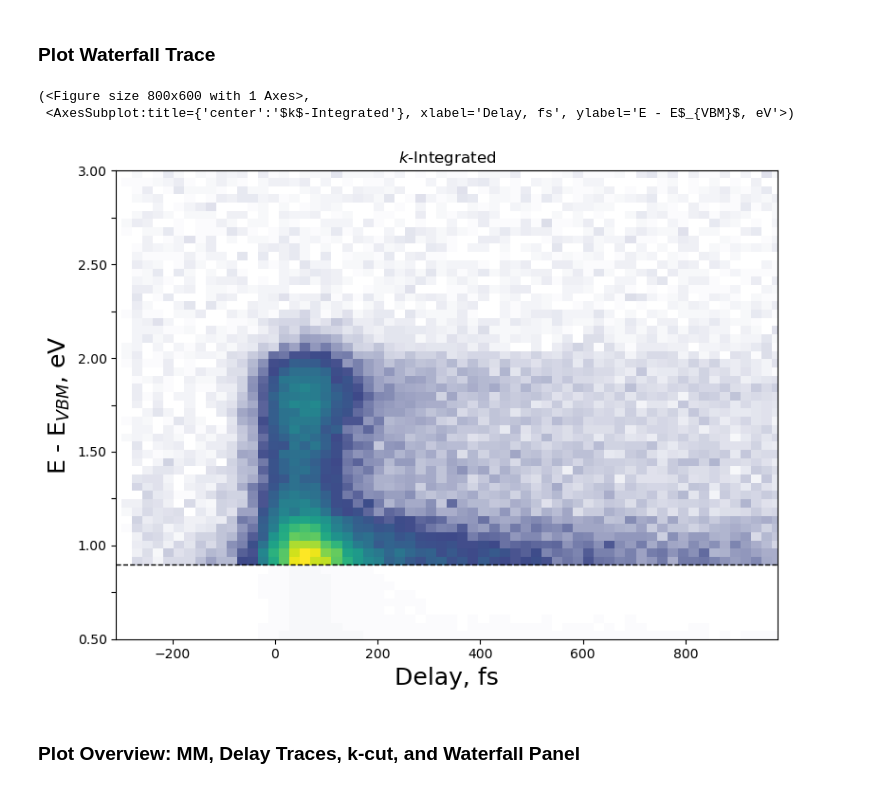
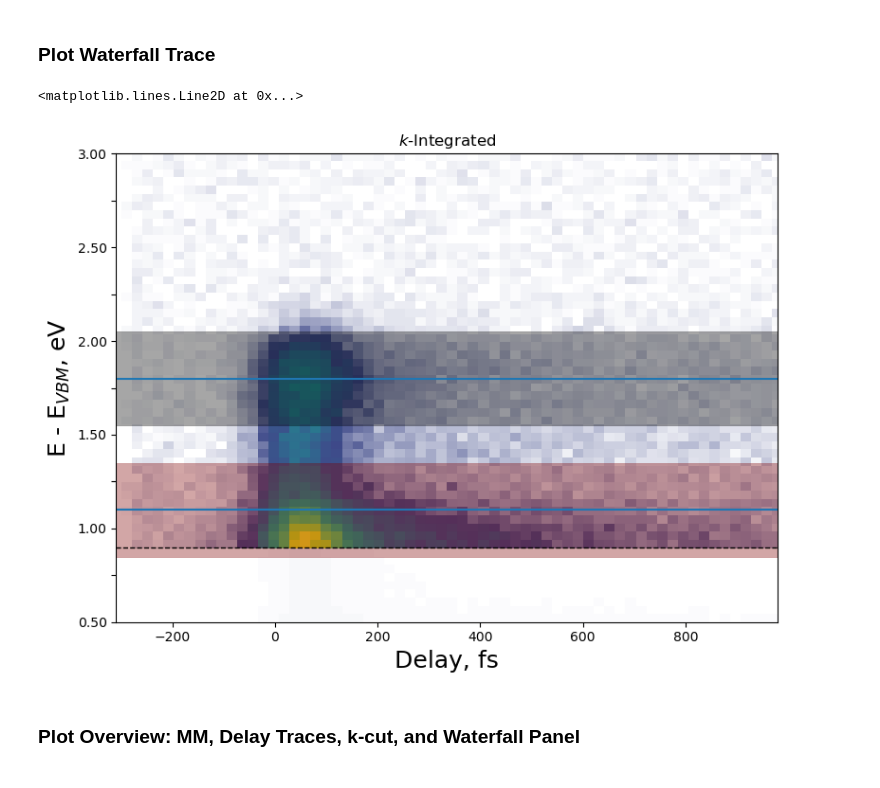
Before and after one commit to lawsonlloyd/mpes-analysis, a Jupyter notebook: mpes_Plot_Analysis.ipynb, the cells around one changed output. Drawn from its saved outputs; the diff is of its cells as text; code cells hidden in the pictures.

```diff
--- a/mpes_Plot_Analysis.ipynb
+++ b/mpes_Plot_Analysis.ipynb
@@ -96,15 +102,30 @@ Text(0.5, 1.0, 'k_int=4.0')
 ### Plot Waterfall Trace
 # %%
 # Plot waterfall
+fig, ax = plt.subplots()
+fig.set_size_inches(8, 6, forward=False)
+
 (kx, ky), (kx_int, ky_int) = (0, 0), (4, 4) # Central (kx, ky) point and k-integration
+
 mpes.plot_waterfall(
     I_diff, kx, kx_int, ky, ky_int,
+    fig = fig, ax = ax,
     cmap=cmap_LTL, scale=[0,1], energy_limits=[.5,3]
 )
+
+colors = ['black', 'maroon']
+
+for i in np.arange(len(E)):
+
+    rect3 = (Rectangle((-500, E[i]-E_int/2), 2000, E_int , linewidth=.5,\
+                         edgecolor=colors[i], facecolor=colors[i], alpha = 0.35))
+    ax.add_patch(rect3) #Add rectangle to plot
+
+ax.axhline(E[0])
+ax.axhline(E[1])
 # %% [output]
-(<Figure size 800x600 with 1 Axes>,
- <AxesSubplot:title={'center':'$k$-Integrated'}, xlabel='Delay, fs', ylabel='E - E$_{VBM}$, eV'>)
+<matplotlib.lines.Line2D at 0x...>
-[figure, old version]
+[figure, new version]
 # %% [markdown]
 ### Plot Overview: MM, Delay Traces, k-cut, and Waterfall Panel
 # %%
```
Also changed, not shown: parts of 5 cells of this notebook, 2 other files.
